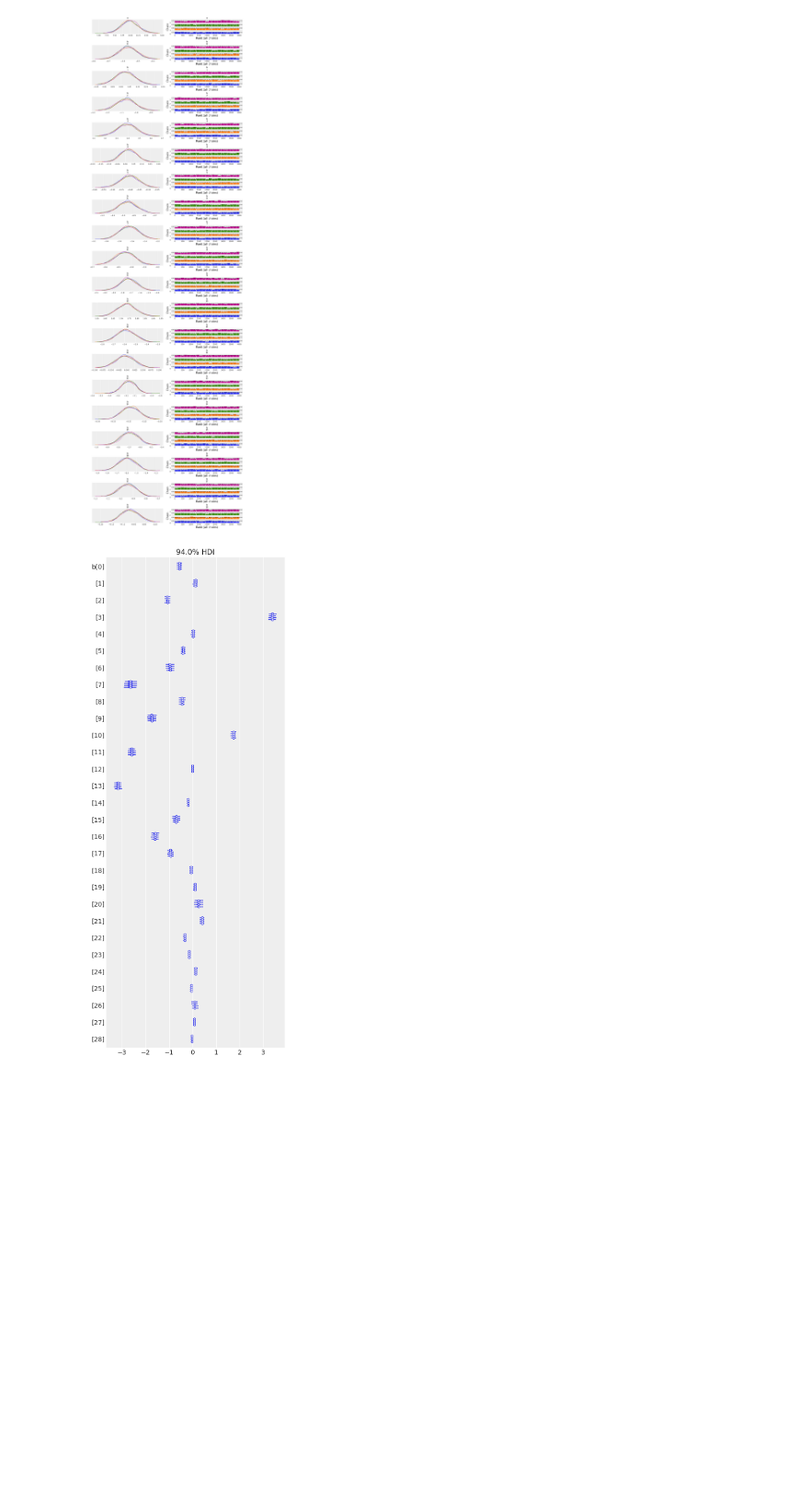
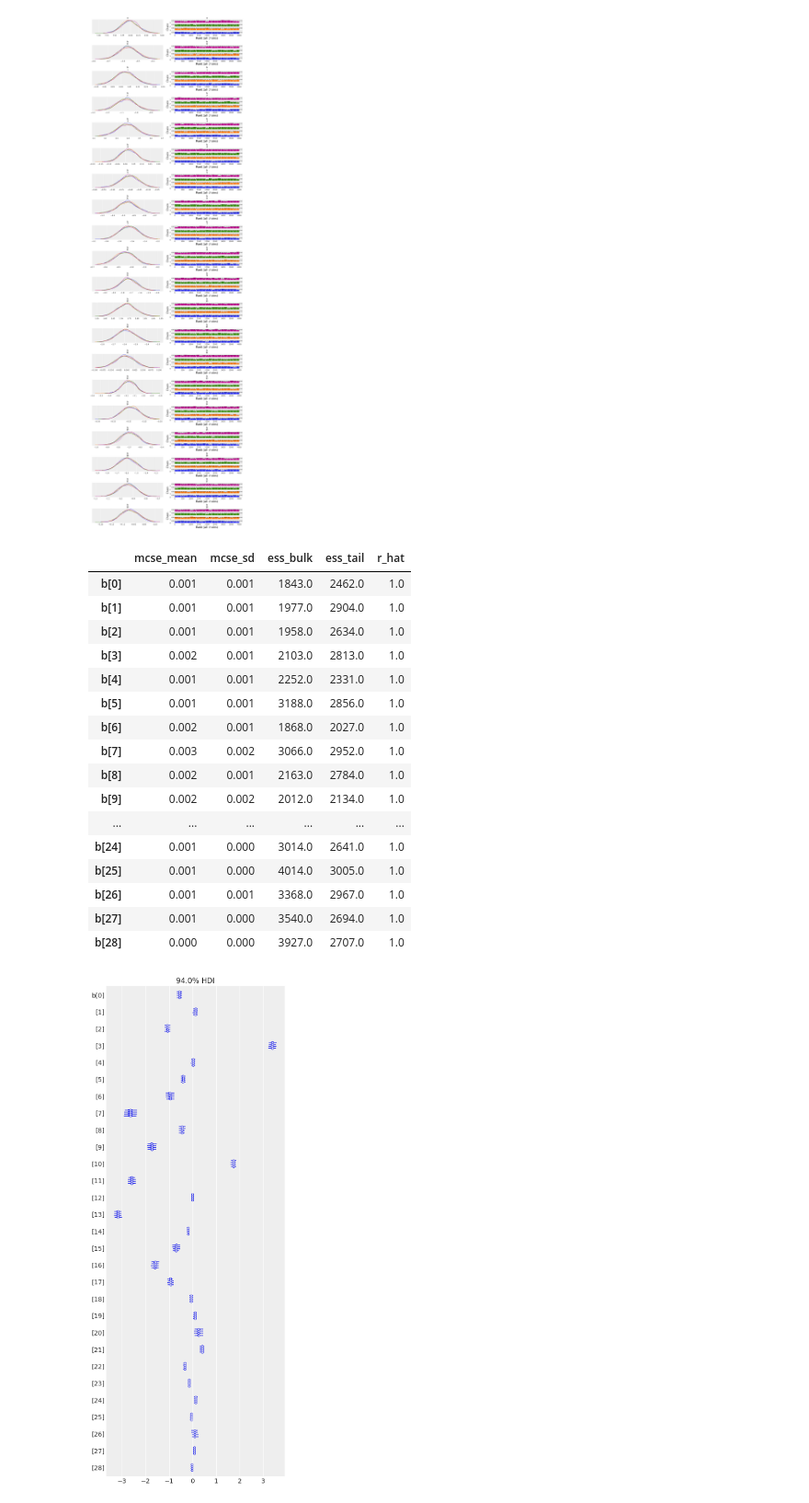
Before and after one commit to achapkim/ds6040_final_credit_card, a Jupyter notebook: model.ipynb, the cells around one changed output. Shown at 92% size. Drawn from its saved outputs; the diff is of its cells as text; code cells hidden in the pictures; blank space fills up the shorter version.

Commit message:
add diagnostic summary

```diff
--- a/model.ipynb
+++ b/model.ipynb
@@ -102,6 +101,26 @@ fig = plt.gcf() # to get the current figure...
 fig.savefig("trace_full.png") # and save it directly
 # %% [output]
 [figure]
+# %%
+az.summary(trace1, var_names = ['b'], kind = "diagnostics")
+# %% [output]
+|  | mcse_mean | mcse_sd | ess_bulk | ess_tail | r_hat |
+| b[0] | 0.001 | 0.001 | 1843.0 | 2462.0 | 1.0 |
+| b[1] | 0.001 | 0.001 | 1977.0 | 2904.0 | 1.0 |
+| b[2] | 0.001 | 0.001 | 1958.0 | 2634.0 | 1.0 |
+| b[3] | 0.002 | 0.001 | 2103.0 | 2813.0 | 1.0 |
+| b[4] | 0.001 | 0.001 | 2252.0 | 2331.0 | 1.0 |
+| b[5] | 0.001 | 0.001 | 3188.0 | 2856.0 | 1.0 |
+| b[6] | 0.002 | 0.001 | 1868.0 | 2027.0 | 1.0 |
+| b[7] | 0.003 | 0.002 | 3066.0 | 2952.0 | 1.0 |
+| b[8] | 0.002 | 0.001 | 2163.0 | 2784.0 | 1.0 |
+| b[9] | 0.002 | 0.002 | 2012.0 | 2134.0 | 1.0 |
+| ... | ... | ... | ... | ... | ... |
+| b[24] | 0.001 | 0.000 | 3014.0 | 2641.0 | 1.0 |
+| b[25] | 0.001 | 0.000 | 4014.0 | 3005.0 | 1.0 |
+| b[26] | 0.001 | 0.001 | 3368.0 | 2967.0 | 1.0 |
+| b[27] | 0.001 | 0.000 | 3540.0 | 2694.0 | 1.0 |
+| b[28] | 0.000 | 0.000 | 3927.0 | 2707.0 | 1.0 |
 # %%
 az.plot_forest(trace1, var_names = ['b'])
 fig = plt.gcf() # to get the current figure...
```
Also changed, not shown: parts of 10 cells of this notebook.
